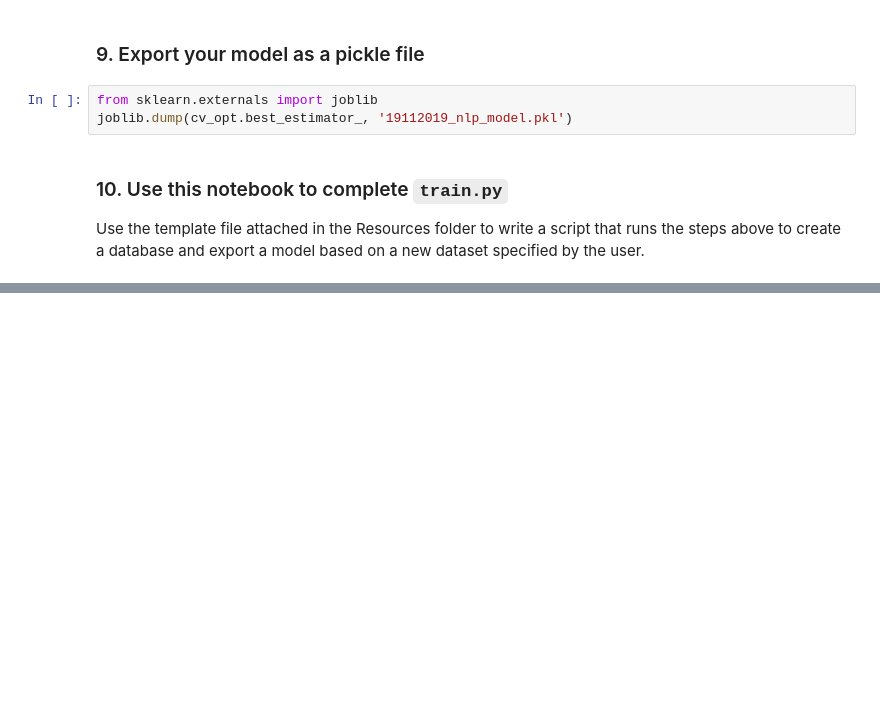
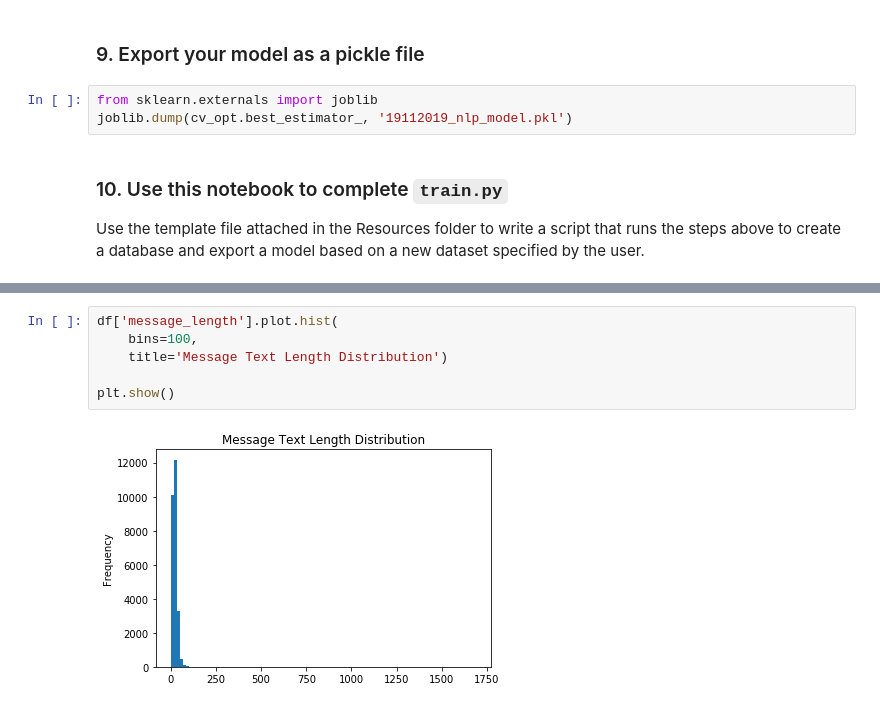
Before and after one commit to adrianlievano/disaster_response_NLP_ML_pipeline, a Jupyter notebook: ml_pipeline.ipynb, the cells around one changed output, grey strips where cells are left out. Saved outputs shown, nothing was run; the diff lists cells and outputs as text; blank space fills up the shorter version.

```diff
--- a/ml_pipeline.ipynb
+++ b/ml_pipeline.ipynb
@@ -225,0 +312,8 @@ Use the template file attached in the Resources folder to write a script that ru
+# %%
+df['message_length'].plot.hist(
+    bins=100,
+    title='Message Text Length Distribution')
+
+plt.show()
+# %% [output]
+[figure, added]
```
Also changed, not shown: parts of 8 cells of this notebook, 3 other files.
